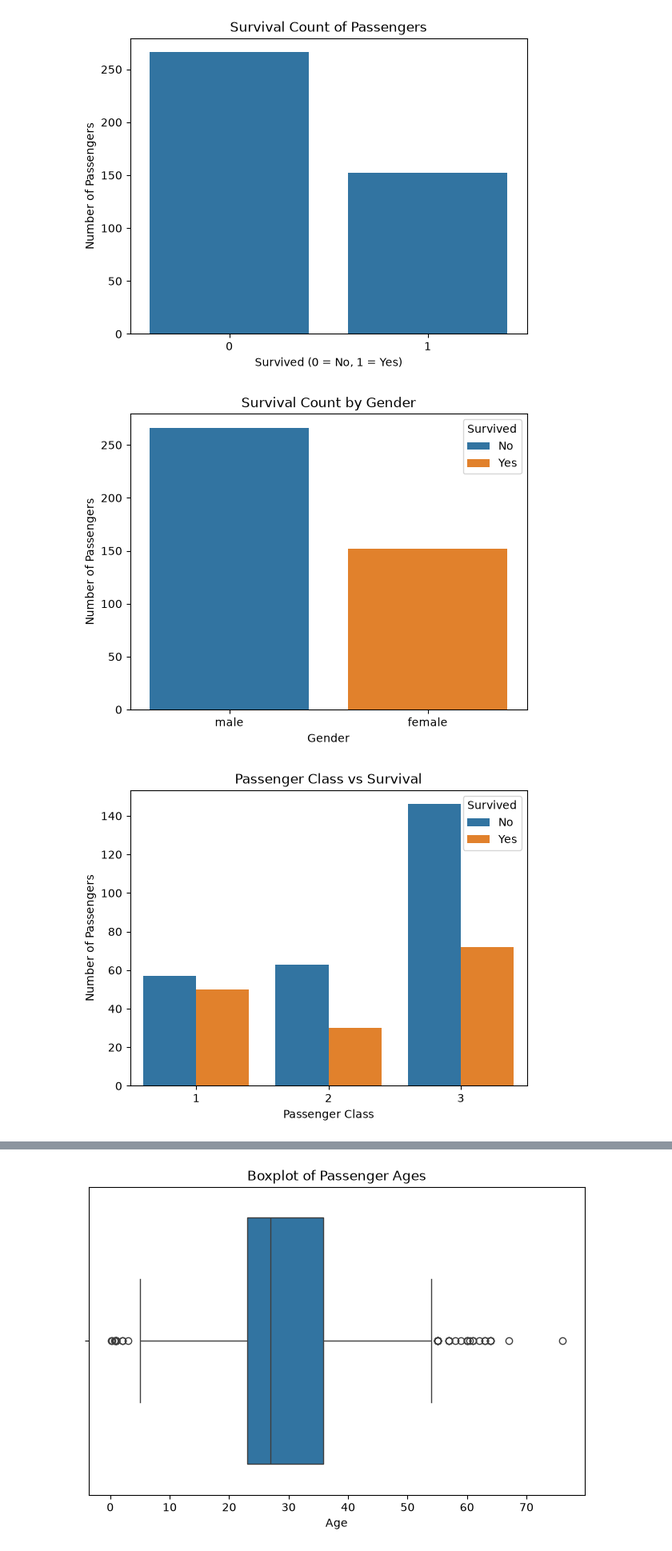
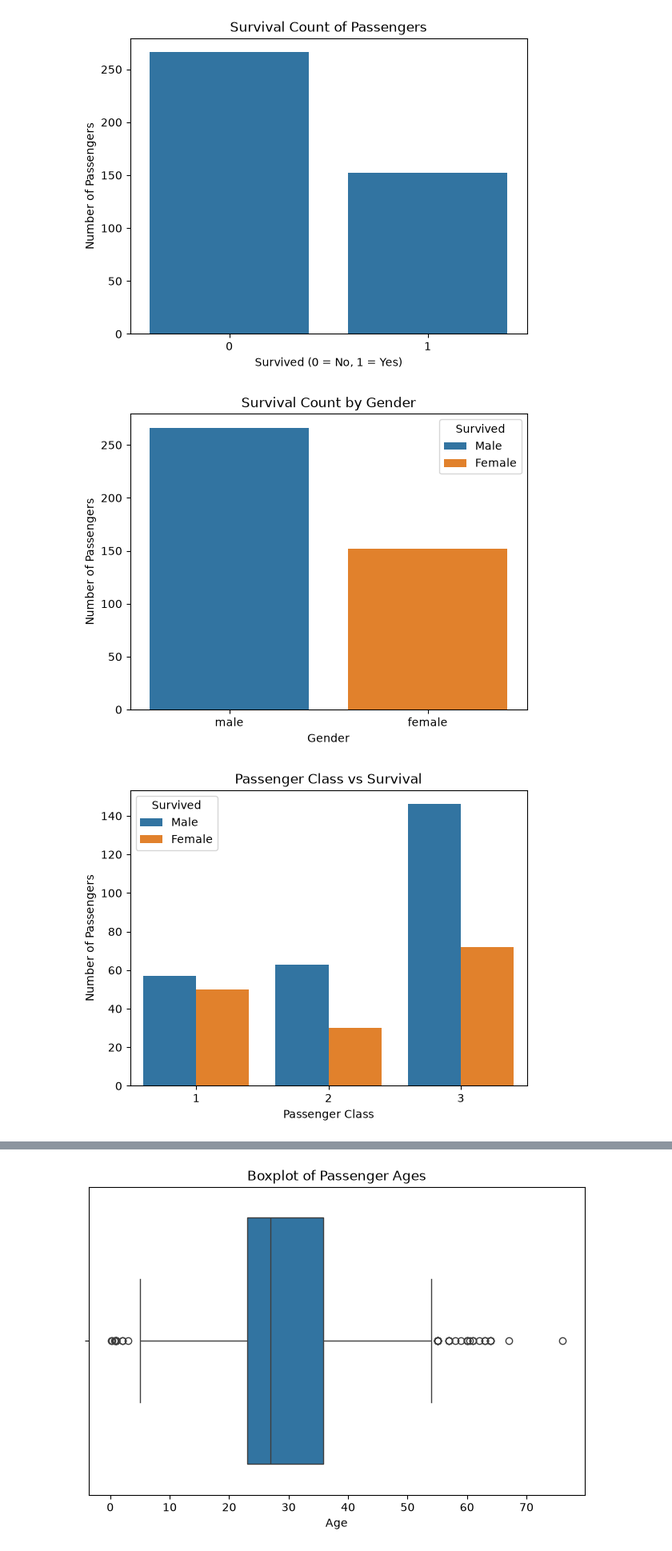
Before and after one commit to vignesh5416h-arch/Task-5, a Jupyter notebook: Task5_EDA_Titanic.ipynb, the cells around one changed output, grey strips where cells are left out. Shown at 80% size. Cells and saved outputs as stored; diff of their text form; code cells hidden in the pictures.

```diff
--- a/Task5_EDA_Titanic.ipynb
+++ b/Task5_EDA_Titanic.ipynb
@@ -170,21 +170,21 @@ plt.title("Survival Count by Gender")
 plt.xlabel("Gender")
 plt.ylabel("Number of Passengers")
 
-plt.legend(title="Survived", labels=["No", "Yes"])
+plt.legend(title="Survived", labels=["Male", "Female"])
 plt.show()
 # %% [output]
-[figure, old version]
+[figure, new version]
 # %%
 sns.countplot(data=df, x="Pclass", hue="Survived")
 
 plt.title("Passenger Class vs Survival")
 plt.xlabel("Passenger Class")
 plt.ylabel("Number of Passengers")
 
-plt.legend(title="Survived", labels=["No", "Yes"])
+plt.legend(title="Survived", labels=["Male", "Female"])
 plt.show()
 # %% [output]
-[figure, old version]
+[figure, new version]
 # %%
 # Select numerical columns
 numeric_df = df.select_dtypes(include="number")
```
